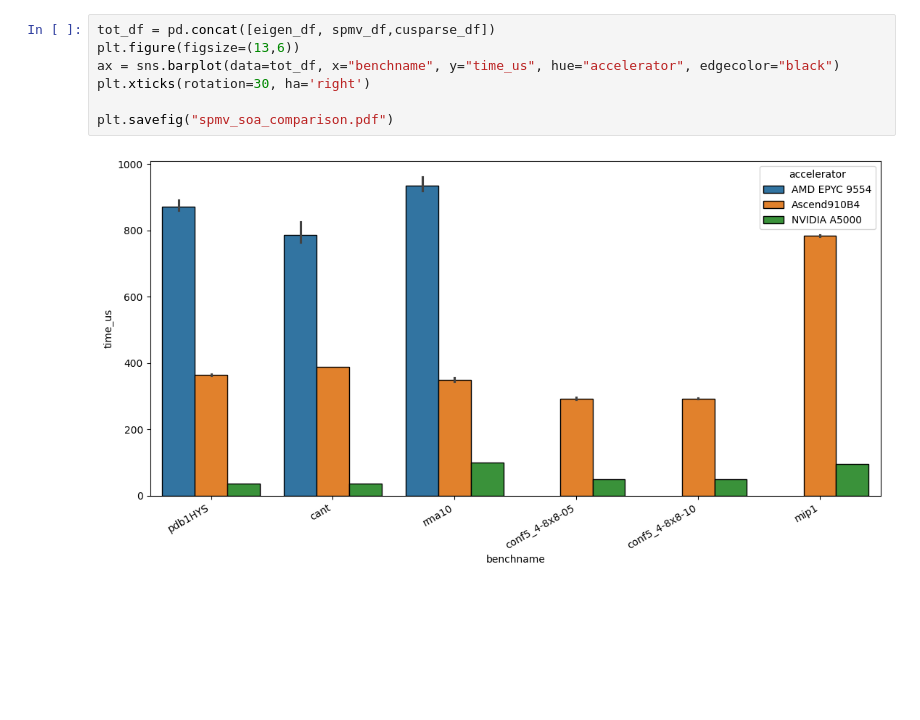
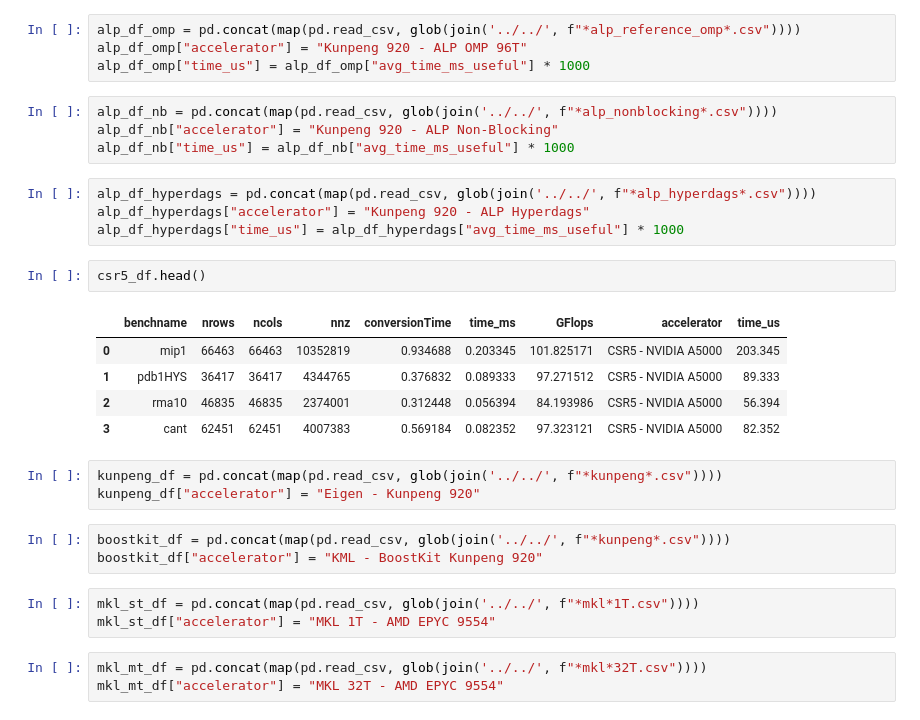
Before and after one commit to huawei-csl/pytorch-tcuscan, a Jupyter notebook: nbs/paper-plots/plt_spmv_comparison.ipynb, the cells around one changed output. Cells and saved outputs as stored; diff of their text form; blank space fills up the shorter version.

```diff
--- a/nbs/paper-plots/plt_spmv_comparison.ipynb
+++ b/nbs/paper-plots/plt_spmv_comparison.ipynb
@@ -35,9 +46,32 @@ eigen_df.head()
-# %%
-tot_df = pd.concat([eigen_df, spmv_df,cusparse_df])
-plt.figure(figsize=(13,6))
-ax = sns.barplot(data=tot_df, x="benchname", y="time_us", hue="accelerator", edgecolor="black")
-plt.xticks(rotation=30, ha='right')
-
-plt.savefig("spmv_soa_comparison.pdf")
-# %% [output]
-[figure, removed]
+# %%
+alp_df_omp = pd.concat(map(pd.read_csv, glob(join('../../', f"*alp_reference_omp*.csv"))))
+alp_df_omp["accelerator"] = "Kunpeng 920 - ALP OMP 96T"
+alp_df_omp["time_us"] = alp_df_omp["avg_time_ms_useful"] * 1000
+# %%
+alp_df_nb = pd.concat(map(pd.read_csv, glob(join('../../', f"*alp_nonblocking*.csv"))))
+alp_df_nb["accelerator"] = "Kunpeng 920 - ALP Non-Blocking"
+alp_df_nb["time_us"] = alp_df_nb["avg_time_ms_useful"] * 1000
+# %%
+alp_df_hyperdags = pd.concat(map(pd.read_csv, glob(join('../../', f"*alp_hyperdags*.csv"))))
+alp_df_hyperdags["accelerator"] = "Kunpeng 920 - ALP Hyperdags"
+alp_df_hyperdags["time_us"] = alp_df_hyperdags["avg_time_ms_useful"] * 1000
+# %%
+csr5_df.head()
+# %% [output]
+|  | benchname | nrows | ncols | nnz | conversionTime | time_ms | GFlops | accelerator | time_us |
+| 0 | mip1 | 66463 | 66463 | 10352819 | 0.934688 | 0.203345 | 101.825171 | CSR5 - NVIDIA A5000 | 203.345 |
+| 1 | pdb1HYS | 36417 | 36417 | 4344765 | 0.376832 | 0.089333 | 97.271512 | CSR5 - NVIDIA A5000 | 89.333 |
+| 2 | rma10 | 46835 | 46835 | 2374001 | 0.312448 | 0.056394 | 84.193986 | CSR5 - NVIDIA A5000 | 56.394 |
+| 3 | cant | 62451 | 62451 | 4007383 | 0.569184 | 0.082352 | 97.323121 | CSR5 - NVIDIA A5000 | 82.352 |
+# %%
+kunpeng_df = pd.concat(map(pd.read_csv, glob(join('../../', f"*kunpeng*.csv"))))
+kunpeng_df["accelerator"] = "Eigen - Kunpeng 920"
+# %%
+boostkit_df = pd.concat(map(pd.read_csv, glob(join('../../', f"*kunpeng*.csv"))))
+boostkit_df["accelerator"] = "KML - BoostKit Kunpeng 920"
+# %%
+mkl_st_df = pd.concat(map(pd.read_csv, glob(join('../../', f"*mkl*1T.csv"))))
+mkl_st_df["accelerator"] = "MKL 1T - AMD EPYC 9554"
+# %%
+mkl_mt_df = pd.concat(map(pd.read_csv, glob(join('../../', f"*mkl*32T.csv"))))
+mkl_mt_df["accelerator"] = "MKL 32T - AMD EPYC 9554"
```
Also changed, not shown: parts of 10 cells of this notebook, 1 other file.
